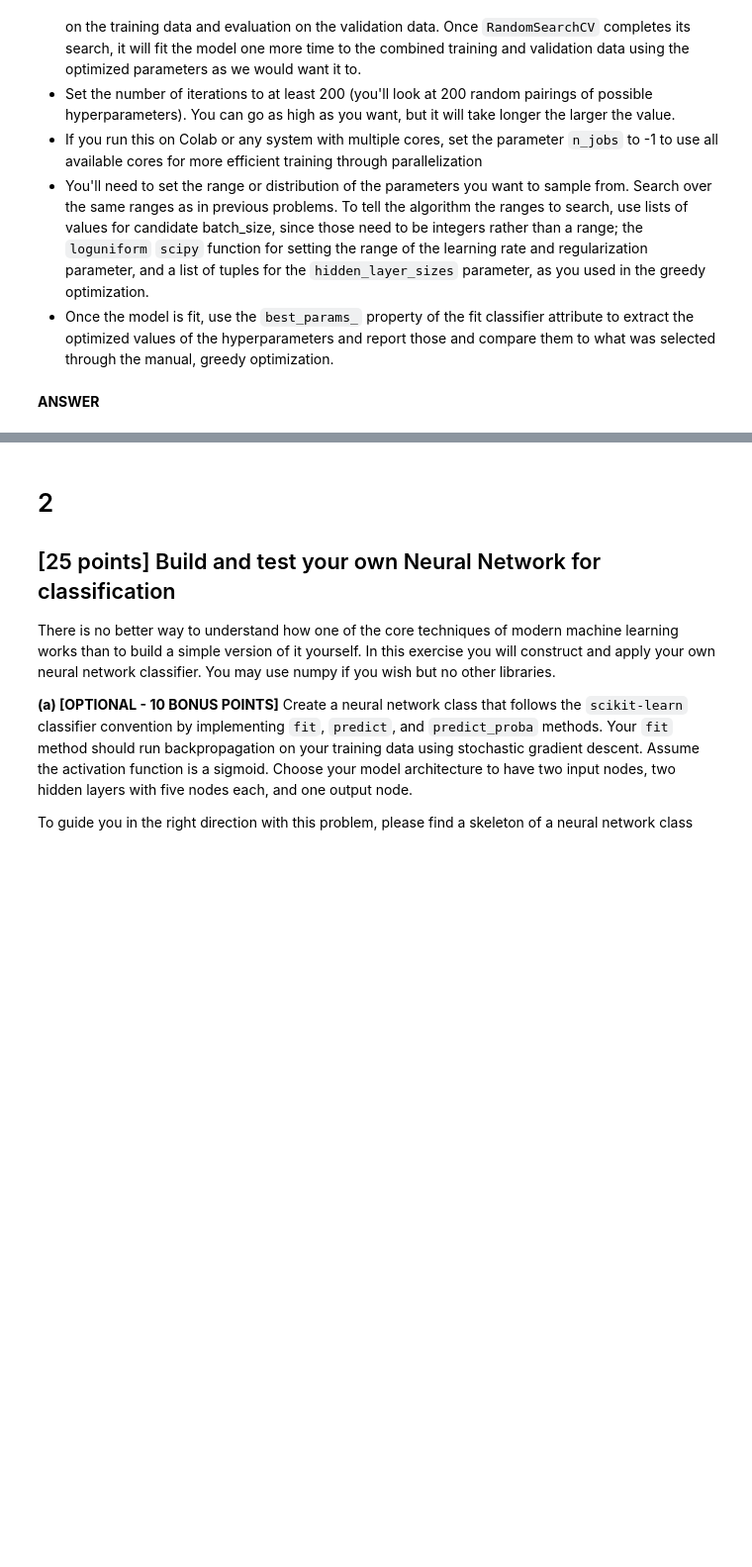
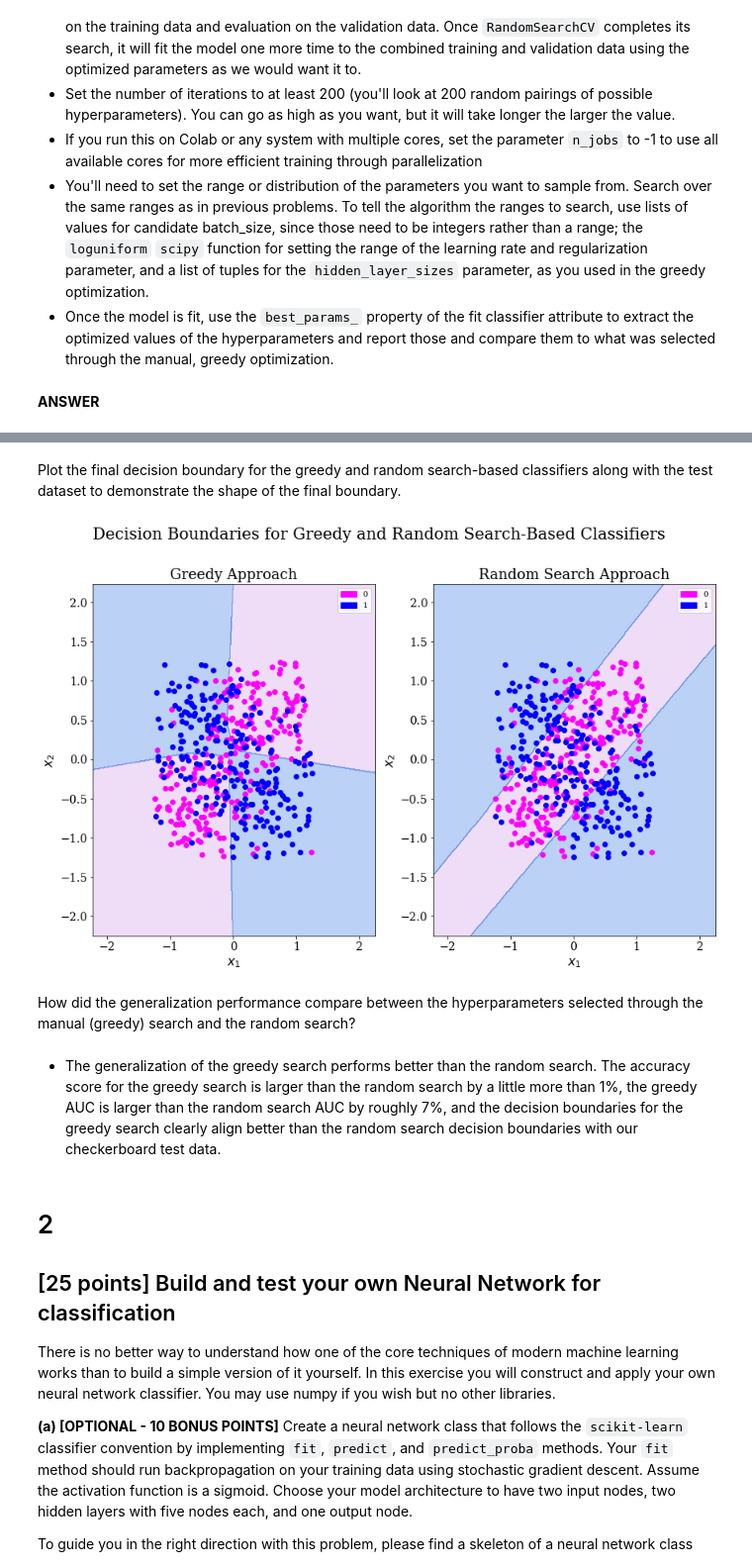
Before and after one commit to sdonatileach/Machine-Learning, a Jupyter notebook: Assignment_4.ipynb, the cells around one changed output, grey strips where cells are left out. Shown at 99% size. Saved outputs shown, nothing was run; the diff lists cells and outputs as text; code cells hidden in the pictures; blank space fills up the shorter version.

```diff
--- a/Assignment_4.ipynb
+++ b/Assignment_4.ipynb
@@ -687,3 +733,72 @@ For the final generalization performance assessment:
+# %% [markdown]
+Plot the final decision boundary for the greedy and random search-based classifiers along with the test dataset to demonstrate the shape of the final boundary.
+# %%
+models = [greedy_model, random_search_model]
+# %%
+# plot the decision boundaries for each model
+h=0.01
+
+fig, ax = plt.subplots(1,2,figsize=(12,8))
+fig.suptitle("Decision Boundaries for Greedy and Random Search-Based Classifiers\n", fontsize=20)
+titles = ["Greedy Approach", "Random Search Approach"]
+
+plot_col=0
+i = 0
+
+# iterate over models
+for model in models:
+    # Plot the decision boundary. For that, we will assign a color to each
+    # point in the mesh [x_min, x_max]x[y_min, y_max].
+    x_min_0, x_max_0 = X_train[:, 0].min() - 1, X_train[:, 0].max() + 1
+    x_min_1, x_max_1 = X_train[:, 1].min() - 1, X_train[:, 1].max() + 1
+    xx, yy = np.meshgrid(np.arange(x_min_0, x_max_0, h),
+                            np.arange(x_min_1, x_max_1, h))
+
+    Z = model.predict(np.c_[xx.ravel(), yy.ravel()])
+    Z = Z.reshape(xx.shape)
+
+    # creating the background colors
+    cmap_light = ListedColormap(['#D8ABEB','#558CE6'])
+    ax[plot_col].contourf(xx, yy, Z, cmap=cmap_light, alpha=0.4)
+
+    # creating the test points
+    ax[plot_col].scatter(
+        X_test[y_test==0][:,0],
+        X_test[y_test==0][:,1],
+        color="magenta",
+        label="Class 0"
+    )
+    ax[plot_col].scatter(
+        X_test[y_test==1][:,0],
+        X_test[y_test==1][:,1],
+        color="blue",
+        label="Class 1"
+    )
+
+    #creating the legends
+    label_pink = mpatches.Patch(color= "magenta", label="0", hatch="o")
+    label_blue = mpatches.Patch(color="blue", label="1", hatch="o")
+    ax[plot_col].legend(handles=[label_pink,label_blue],loc='best')
+
+
+    # creating the labels and titles
+    ax[plot_col].set_title(titles[i], fontsize=18)
+    ax[plot_col].set_xlabel("$x_1$", fontsize=16)
+    ax[plot_col].set_ylabel("$x_2$", fontsize=16)
+    ax[plot_col].tick_params(labelsize=14)
+
+    # increment to the next model and column
+    plot_col+=1
+    i+= 1
+
+fig.tight_layout()
+plt.show()
+# %% [output]
+[figure, added]
+# %% [markdown]
+How did the generalization performance compare between the hyperparameters selected through the manual (greedy) search and the random search?
+# %% [markdown]
+- The generalization of the greedy search performs better than the random search. The accuracy score for the greedy search is larger than the random search by a little more than 1%, the greedy AUC is larger than the random search AUC by roughly 7%, and the decision boundaries for the greedy search clearly align better than the random search decision boundaries with our checkerboard test data.
 # %% [markdown]
 # 2
 
```
Also changed, not shown: parts of 13 cells of this notebook.
